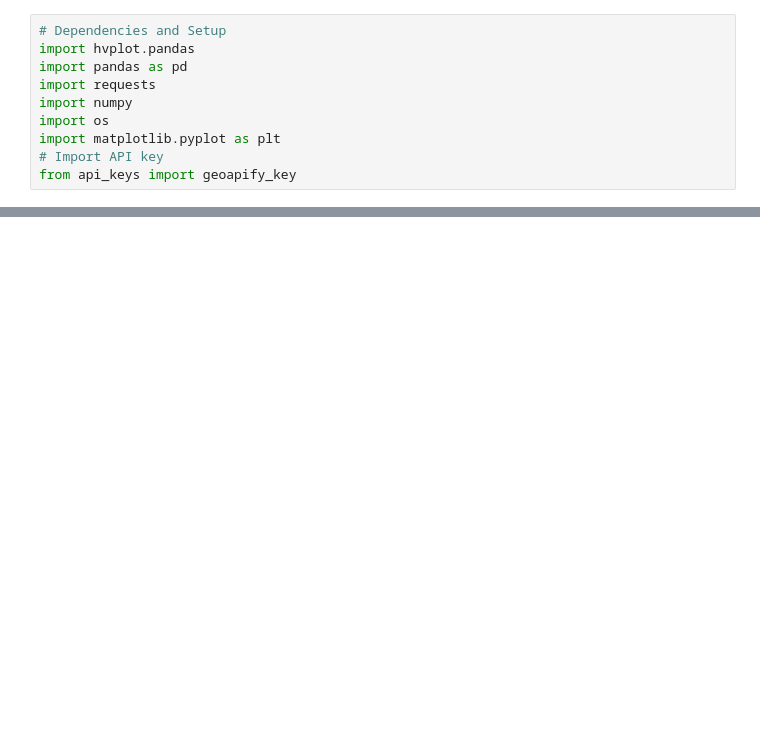
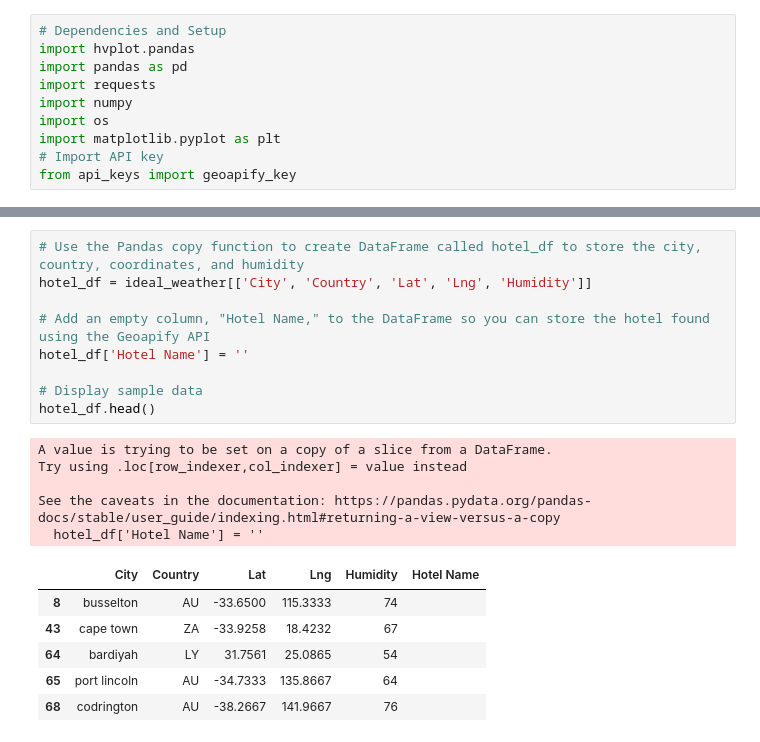
Before and after one commit to eestevekpmp/python-api-challenge, a Jupyter notebook: WeatherPy/MainVacationPy.ipynb, the cells around one changed output, grey strips where cells are left out. Cells and saved outputs as stored; diff of their text form; blank space fills up the shorter version.

```diff
--- a/WeatherPy/MainVacationPy.ipynb
+++ b/WeatherPy/MainVacationPy.ipynb
@@ -43,0 +61,21 @@ map_plot_humidity
+# %%
+# Use the Pandas copy function to create DataFrame called hotel_df to store the city, country, coordinates, and humidity
+hotel_df = ideal_weather[['City', 'Country', 'Lat', 'Lng', 'Humidity']]
+
+# Add an empty column, "Hotel Name," to the DataFrame so you can store the hotel found using the Geoapify API
+hotel_df['Hotel Name'] = ''
+
+# Display sample data
+hotel_df.head()
+# %% [output]
+A value is trying to be set on a copy of a slice from a DataFrame.
+Try using .loc[row_indexer,col_indexer] = value instead
+
+See the caveats in the documentation: https://pandas.pydata.org/pandas-docs/stable/user_guide/indexing.html#returning-a-view-versus-a-copy
+  hotel_df['Hotel Name'] = ''
+|  | City | Country | Lat | Lng | Humidity | Hotel Name |
+| 8 | busselton | AU | -33.6500 | 115.3333 | 74 |  |
+| 43 | cape town | ZA | -33.9258 | 18.4232 | 67 |  |
+| 64 | bardiyah | LY | 31.7561 | 25.0865 | 54 |  |
+| 65 | port lincoln | AU | -34.7333 | 135.8667 | 64 |  |
+| 68 | codrington | AU | -38.2667 | 141.9667 | 76 |  |
```
Also changed, not shown: parts of 3 cells of this notebook, 1 other file.
